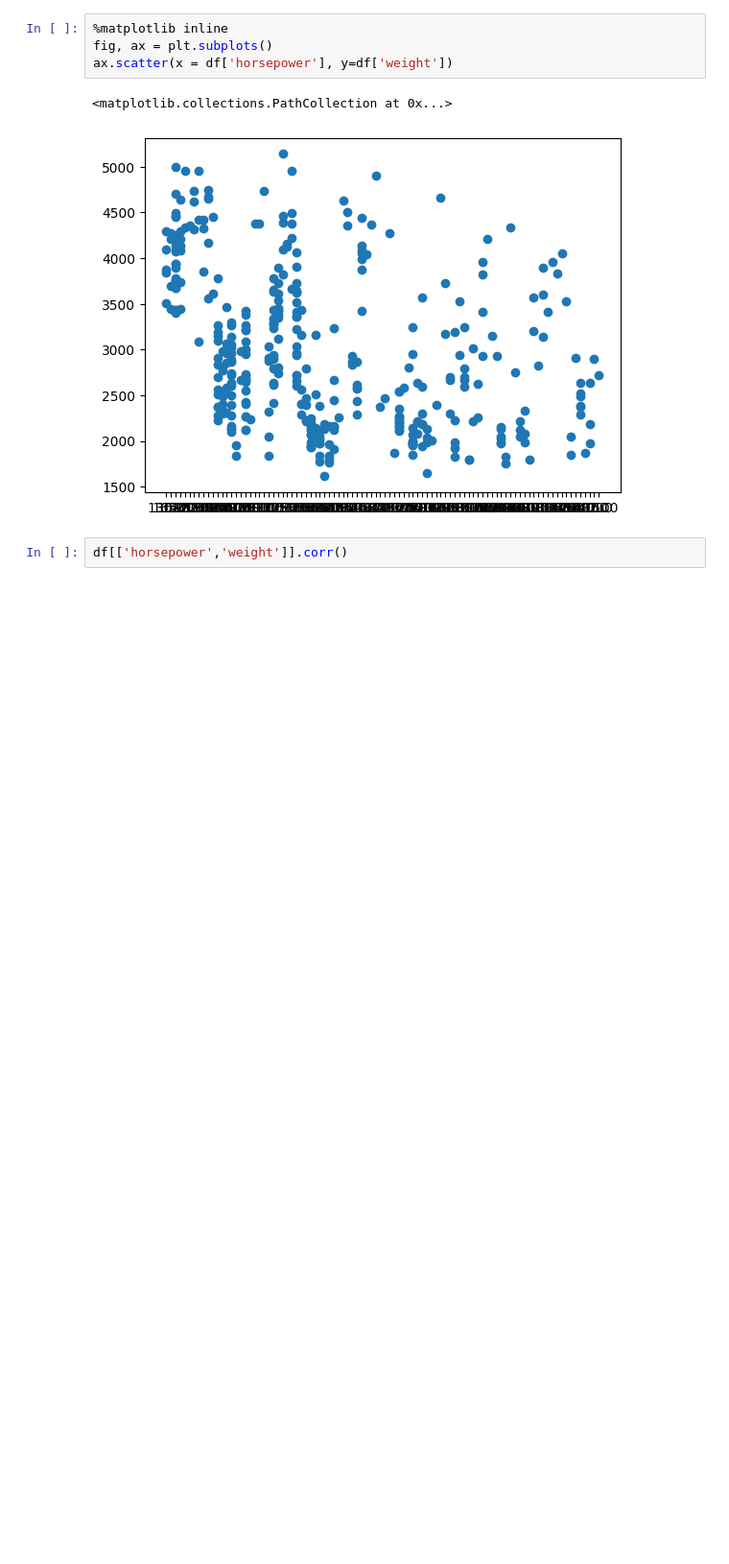
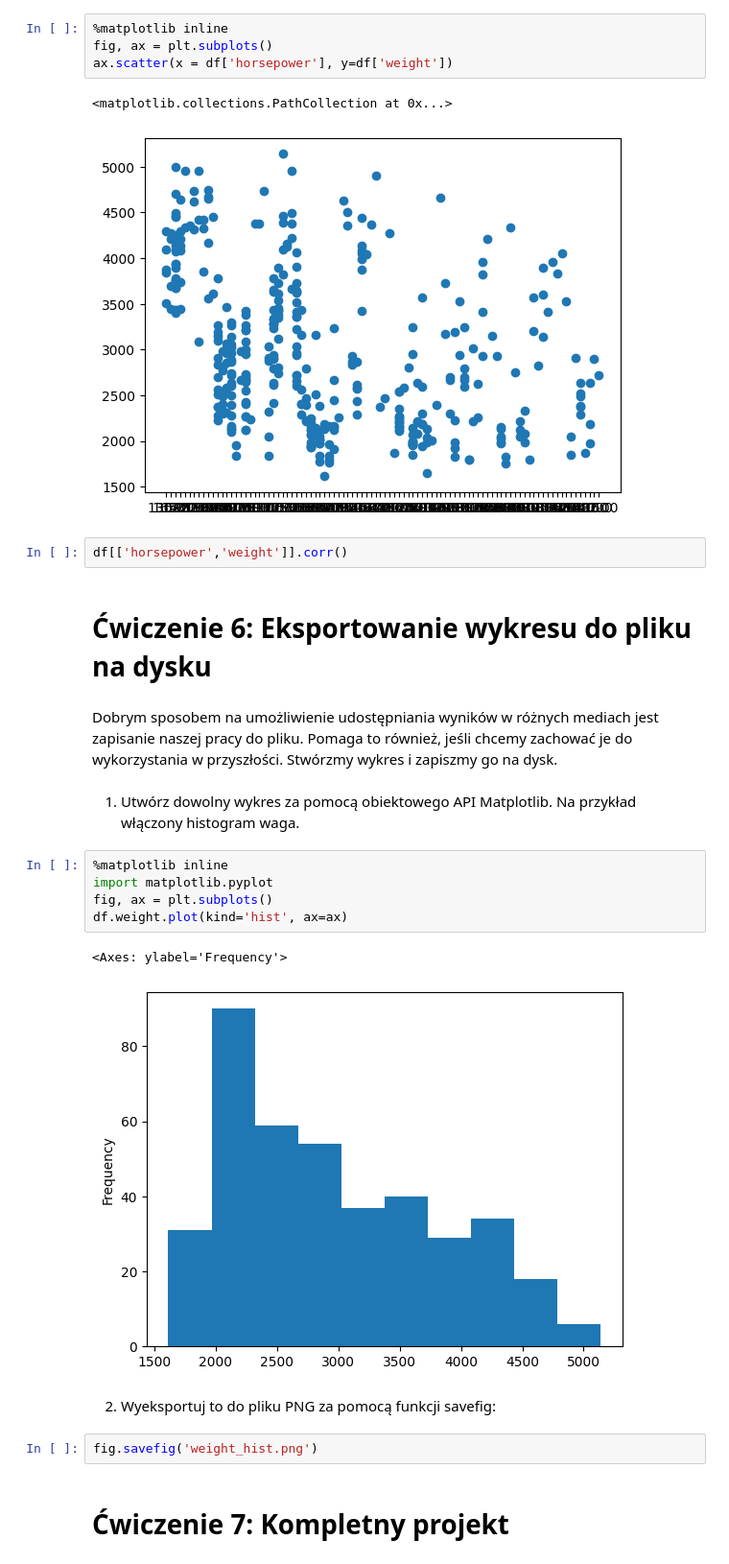
Before and after one commit to sendecka/DataCamp---Data-Scientist-with-Python, a Jupyter notebook: 09 Analiza dużych zbiorów danych I/Ćwiczenia/Activity.ipynb, the cells around one changed output. Shown at 96% size. Cells and saved outputs as stored; diff of their text form; blank space fills up the shorter version.

```diff
--- a/09 Analiza dużych zbiorów danych I/Ćwiczenia/Activity.ipynb
+++ b/09 Analiza dużych zbiorów danych I/Ćwiczenia/Activity.ipynb
@@ -389,3 +389,24 @@ ax.scatter(x = df['horsepower'], y=df['weight'])
 [figure]
 # %%
 df[['horsepower','weight']].corr()
+# %% [markdown]
+# Ćwiczenie 6: Eksportowanie wykresu do pliku na dysku
+# %% [markdown]
+Dobrym sposobem na umożliwienie udostępniania wyników w różnych mediach jest zapisanie naszej pracy do pliku. Pomaga to również, jeśli chcemy zachować je do wykorzystania w przyszłości. Stwórzmy wykres i zapiszmy go na dysk.
+# %% [markdown]
+1. Utwórz dowolny wykres za pomocą obiektowego API Matplotlib. Na przykład włączony histogram
+waga.
+# %%
+%matplotlib inline
+import matplotlib.pyplot
+fig, ax = plt.subplots()
+df.weight.plot(kind='hist', ax=ax)
+# %% [output]
+<Axes: ylabel='Frequency'>
+[figure, added]
+# %% [markdown]
+2. Wyeksportuj to do pliku PNG za pomocą funkcji savefig:
+# %%
+fig.savefig('weight_hist.png')
+# %% [markdown]
+# Ćwiczenie 7: Kompletny projekt
```
Also changed, not shown: parts of 2 cells of this notebook, 2 other files.
